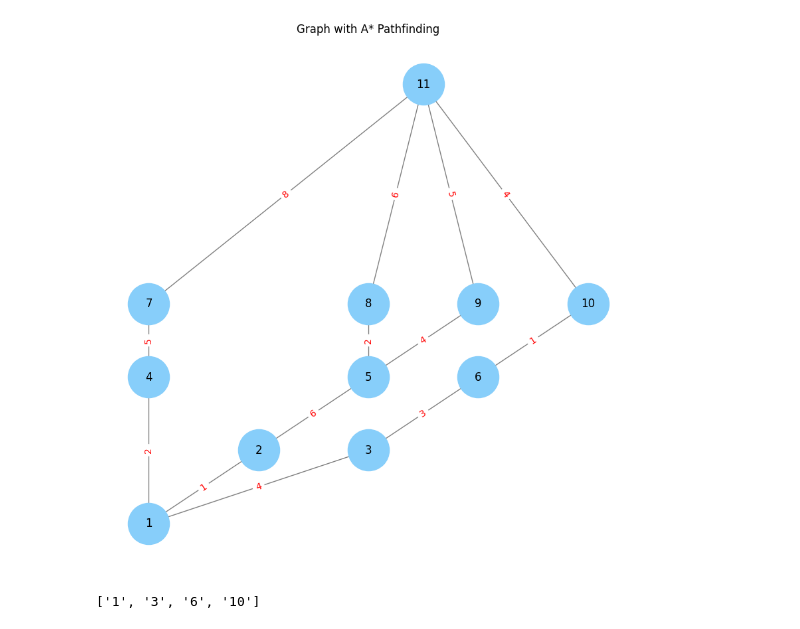
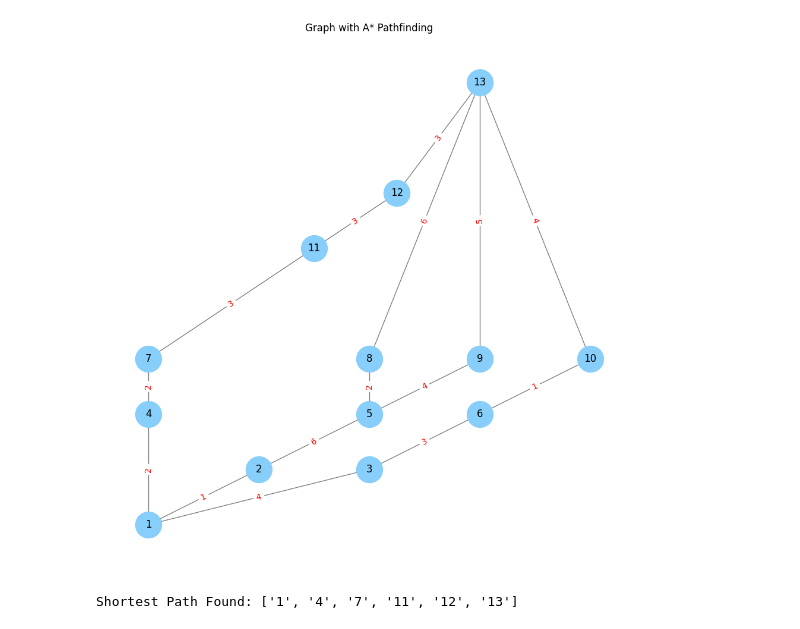
Before and after one commit to Ave04/Graph-Algorithms, a Jupyter notebook: Astar.ipynb, the cells around one changed output. Saved outputs shown, nothing was run; the diff lists cells and outputs as text; code cells hidden in the pictures.

Commit message:
Working A* with grid, more nodes for testing

```diff
--- a/Astar.ipynb
+++ b/Astar.ipynb
@@ -46,49 +45,66 @@ def astar(graph, start, goal):
 # %%
 # Step 1: Create Graph
 graph = nx.Graph()
 
 # Define edges with weights
+# edges = [
+#     ('1', '2', 1), ('1', '3', 4), ('1', '4', 2),
+#     ('2', '5', 6),
+#     ('3', '6', 3),
+#     ('4', '7', 5),
+#     ('5', '8', 2), ('5', '9', 4),
+#     ('6', '10', 1),
+#     ('7', '11', 3),
+#     ('8', '11', 6),
+#     ('9', '11', 5),
+#     ('10', '11', 4)
+
+# ]
+
 edges = [
     ('1', '2', 1), ('1', '3', 4), ('1', '4', 2),
     ('2', '5', 6),
     ('3', '6', 3),
-    ('4', '7', 5),
+    ('4', '7', 2),
     ('5', '8', 2), ('5', '9', 4),
     ('6', '10', 1),
-    ('7', '11', 8),
-    ('8', '11', 6),
-    ('9', '11', 5),
-    ('10', '11', 4)
+    ('7', '11', 3),
+    ('8', '13', 6),
+    ('9', '13', 5),
+    ('10', '13', 4),
+    ('11', '12', 3),
+    ('12', '13',  3),
 
 ]
 
 # Add edges with weights
 graph.add_weighted_edges_from(edges)
 
 # Define node positions for Euclidean heuristic
 positions = {
     '1': (0, 0), '2': (1, 1), '3': (2, 1), '4': (0, 2),
     '5': (2, 2), '6': (3, 2), '7': (0, 3),
-    '8': (2, 3), '9': (3, 3), '10': (4, 3), '11': (2.5, 6)
+    '8': (2, 3), '9': (3, 3), '10': (4, 3), '11': (1.5, 5),
+    '12': (2.25, 6), '13': (3,8)
 }
 
 # Draw graph
-plt.figure(figsize=(8, 8))
+plt.figure(figsize=(9, 9))
 pos = positions  # Use predefined positions for nodes
-nx.draw(graph, pos, with_labels=True, node_color="lightskyblue", edge_color="gray", node_size=2000, font_size=12)
+nx.draw(graph, pos, with_labels=True, node_color="lightskyblue", edge_color="gray", node_size=1000, font_size=12)
 edge_labels = nx.get_edge_attributes(graph, "weight")
 nx.draw_networkx_edge_labels(graph, pos, edge_labels=edge_labels, font_size=10, font_color="red")
 plt.title("Graph with A* Pathfinding")
 plt.show()
 # %% [output]
-[figure, old version]
+[figure, new version]
 # %%
 # call astar function
 
 start_node = '1'
-goal_node = '11'
+goal_node = '13'
 path = astar(graph, start_node, goal_node)
 
 print("Shortest Path Found:", path)
 # %% [output]
-['1', '3', '6', '10']
+Shortest Path Found: ['1', '4', '7', '11', '12', '13']
```
Also changed, not shown: parts of 1 cell of this notebook.
